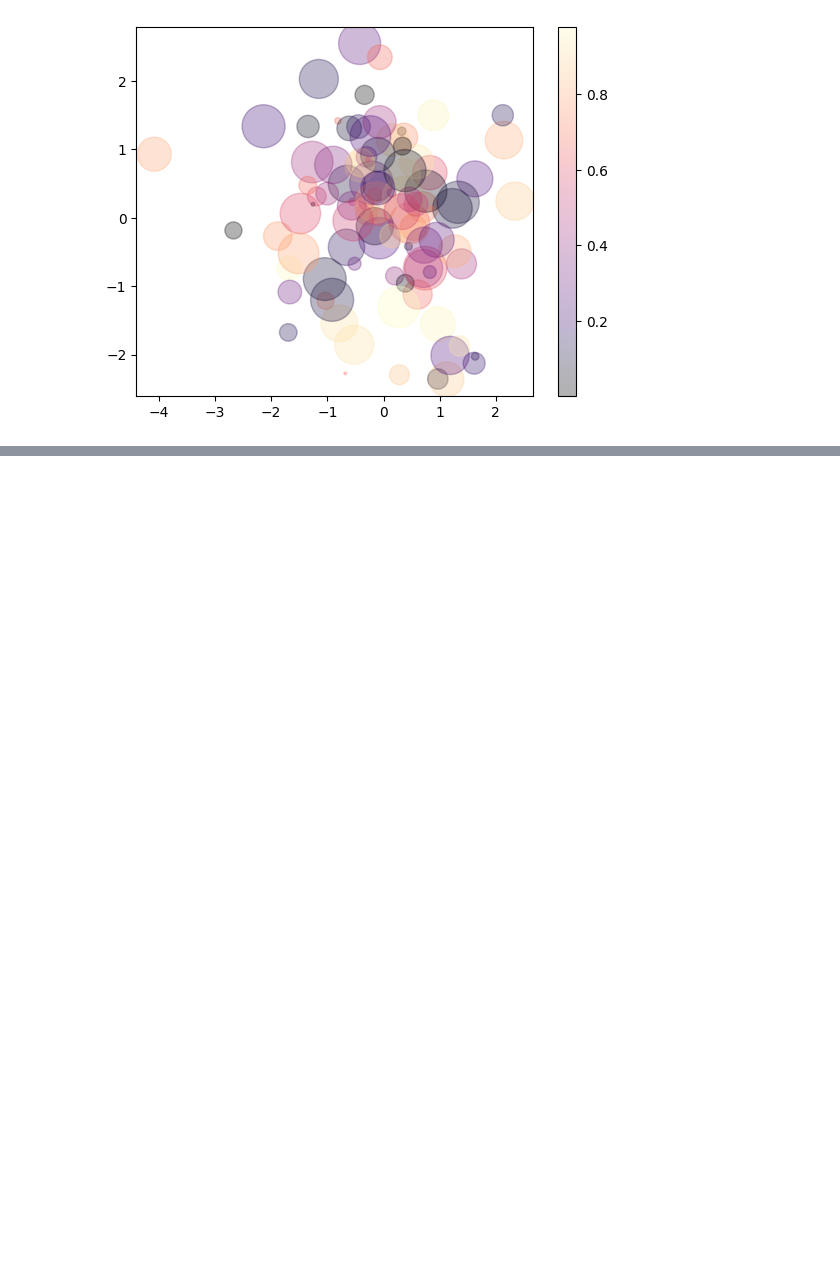
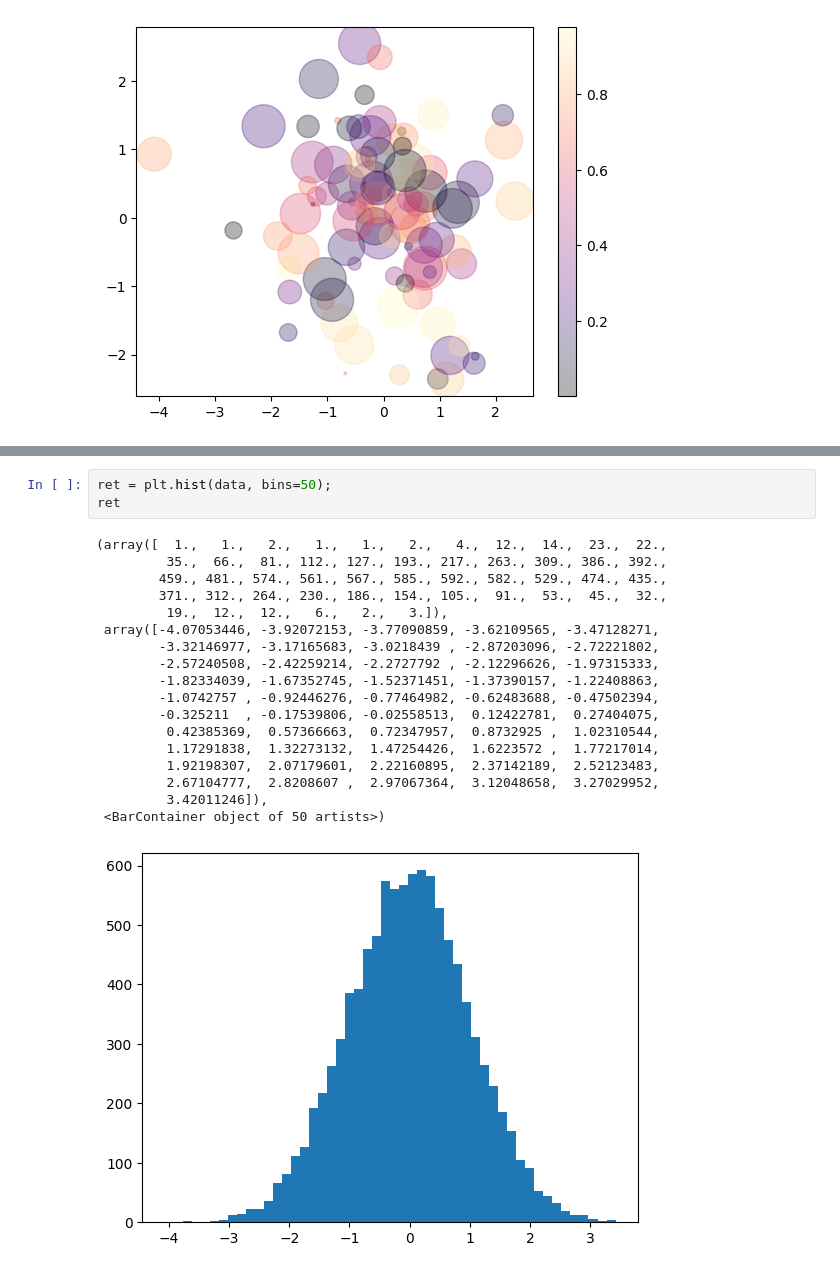
Before and after one commit to datajcthemax/playdata, a Jupyter notebook: day14.ipynb, the cells around one changed output, grey strips where cells are left out. Cells and saved outputs as stored; diff of their text form; blank space fills up the shorter version.

```diff
--- a/day14.ipynb
+++ b/day14.ipynb
@@ -281,0 +299,22 @@ plt.colorbar()
+# %%
+ret = plt.hist(data, bins=50);
+ret
+# %% [output]
+(array([  1.,   1.,   2.,   1.,   1.,   2.,   4.,  12.,  14.,  23.,  22.,
+         35.,  66.,  81., 112., 127., 193., 217., 263., 309., 386., 392.,
+        459., 481., 574., 561., 567., 585., 592., 582., 529., 474., 435.,
+        371., 312., 264., 230., 186., 154., 105.,  91.,  53.,  45.,  32.,
+         19.,  12.,  12.,   6.,   2.,   3.]),
+ array([-4.07053446, -3.92072153, -3.77090859, -3.62109565, -3.47128271,
+        -3.32146977, -3.17165683, -3.0218439 , -2.87203096, -2.72221802,
+        -2.57240508, -2.42259214, -2.2727792 , -2.12296626, -1.97315333,
+        -1.82334039, -1.67352745, -1.52371451, -1.37390157, -1.22408863,
+        -1.0742757 , -0.92446276, -0.77464982, -0.62483688, -0.47502394,
+        -0.325211  , -0.17539806, -0.02558513,  0.12422781,  0.27404075,
+         0.42385369,  0.57366663,  0.72347957,  0.8732925 ,  1.02310544,
+         1.17291838,  1.32273132,  1.47254426,  1.6223572 ,  1.77217014,
+         1.92198307,  2.07179601,  2.22160895,  2.37142189,  2.52123483,
+         2.67104777,  2.8208607 ,  2.97067364,  3.12048658,  3.27029952,
+         3.42011246]),
+ <BarContainer object of 50 artists>)
+[figure, added]
```
Also changed, not shown: parts of 21 cells of this notebook.
